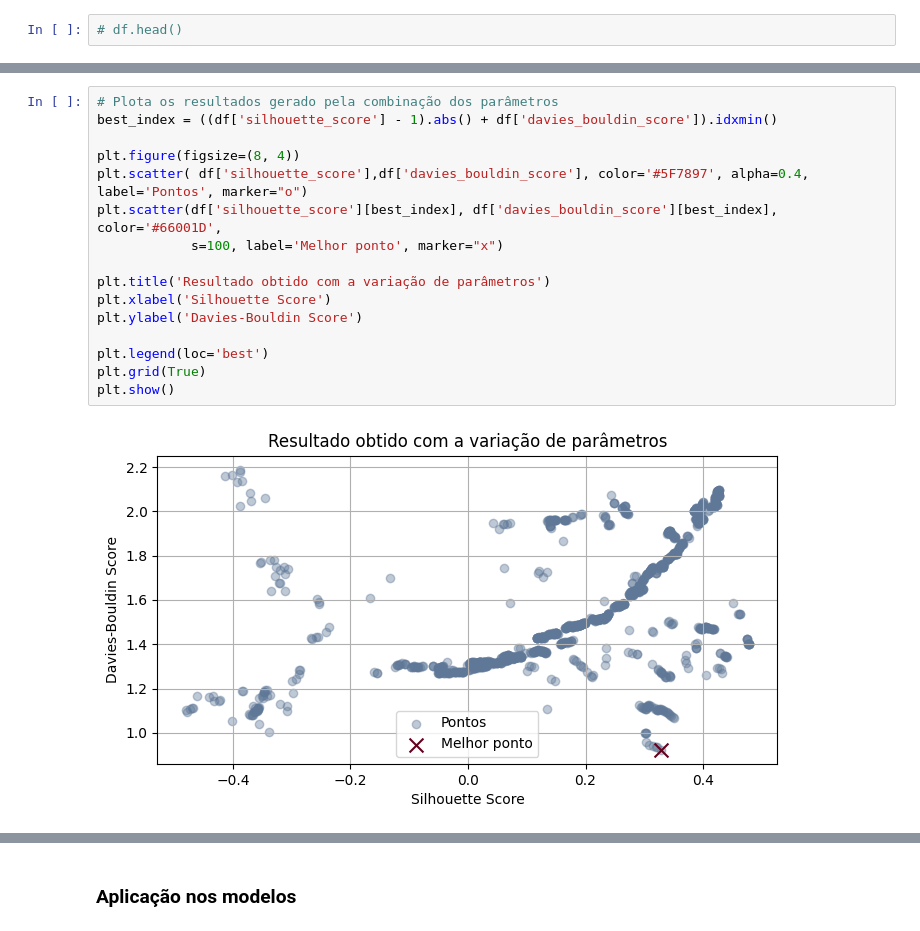
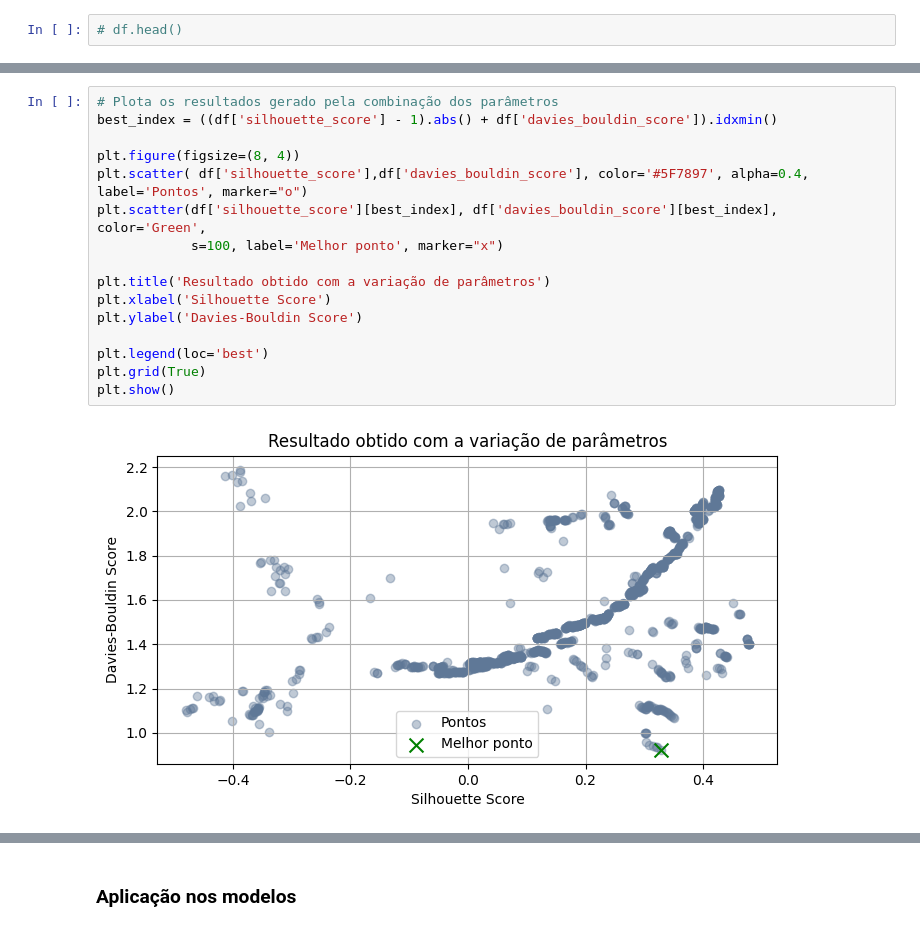
Before and after one commit to Beatrizvferreira/Projeto---MBA, a Jupyter notebook: Projeto_MBA.ipynb, the cells around one changed output, grey strips where cells are left out. Saved outputs shown, nothing was run; the diff lists cells and outputs as text.

```diff
--- a/Projeto_MBA.ipynb
+++ b/Projeto_MBA.ipynb
@@ -689,21 +747,21 @@ df
 # %%
 # Plota os resultados gerado pela combinação dos parâmetros
 best_index = ((df['silhouette_score'] - 1).abs() + df['davies_bouldin_score']).idxmin()
 
 plt.figure(figsize=(8, 4))
 plt.scatter( df['silhouette_score'],df['davies_bouldin_score'], color='#5F7897', alpha=0.4, label='Pontos', marker="o")
-plt.scatter(df['silhouette_score'][best_index], df['davies_bouldin_score'][best_index], color='#66001D',
+plt.scatter(df['silhouette_score'][best_index], df['davies_bouldin_score'][best_index], color='Green',
             s=100, label='Melhor ponto', marker="x")
 
 plt.title('Resultado obtido com a variação de parâmetros')
 plt.xlabel('Silhouette Score')
 plt.ylabel('Davies-Bouldin Score')
 
 plt.legend(loc='best')
 plt.grid(True)
 plt.show()
 # %% [output]
-[figure, old version]
+[figure, new version]
 # %%
 df[(df['silhouette_score'] == df['silhouette_score'][best_index]) &  (df['davies_bouldin_score'] == df['davies_bouldin_score'][best_index])]
 
```
Also changed, not shown: parts of 23 cells of this notebook.
